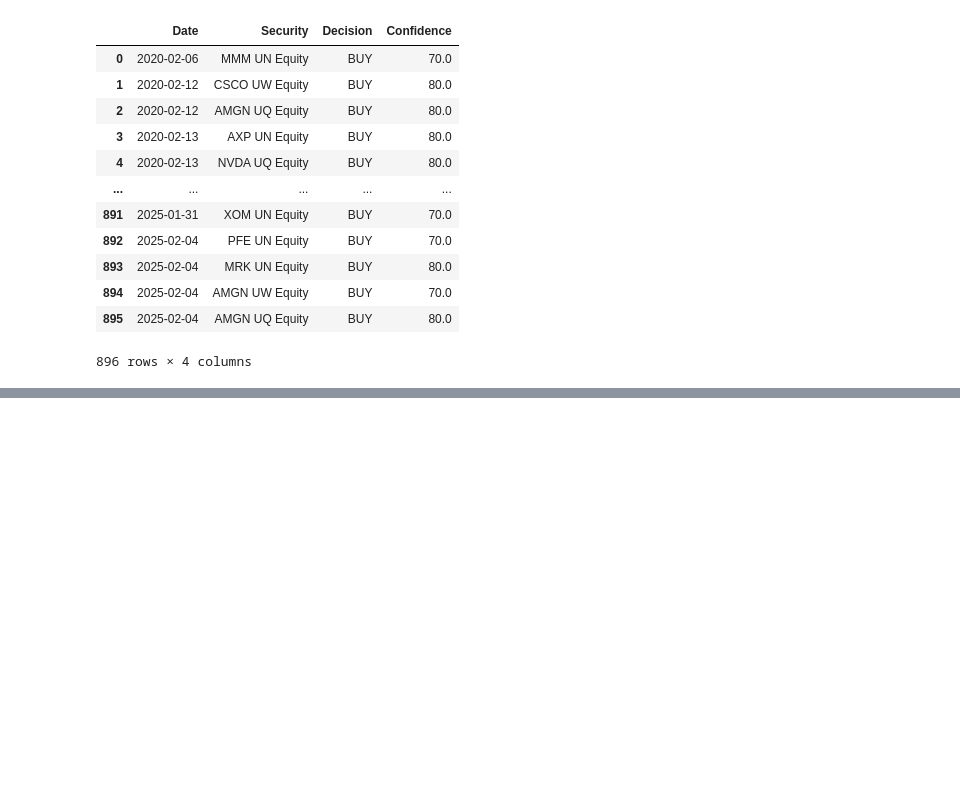
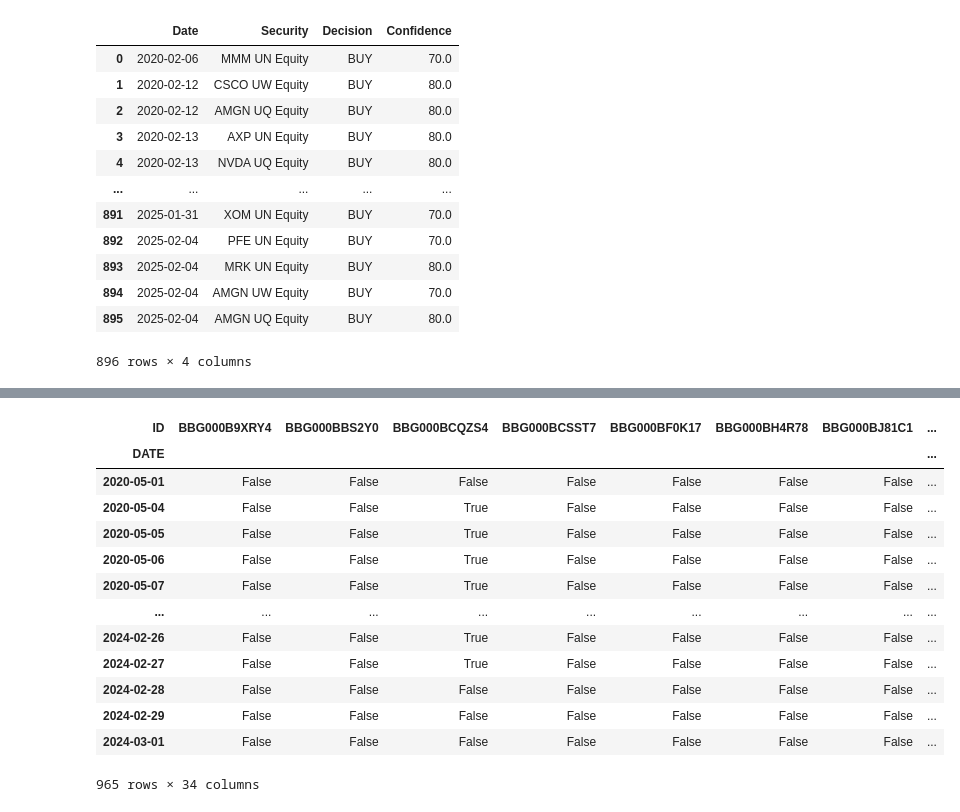
Before and after one commit to bmc-eng/LLMFinancialAnalyst, a Jupyter notebook: Event Backtest.ipynb, the cells around one changed output, grey strips where cells are left out. Drawn from its saved outputs; the diff is of its cells as text; code cells hidden in the pictures; blank space fills up the shorter version.

```diff
--- a/Event Backtest.ipynb
+++ b/Event Backtest.ipynb
@@ -103,0 +245,6 @@ def event_backtest(df_events: pd.DataFrame):
+# %%
+# modify the price signal
+price.bind_universe(universe)
+price_df = price.df()
+# %%
+price_df.loc[:,:] = False
@@ -103,0 +276,19 @@ def event_backtest(df_events: pd.DataFrame):
+# %%
+price_df['BBG000BCQZS4'].loc['2024-02-28':] = False
+# %%
+price_df
+# %% [output]
+| ID | BBG000B9XRY4 | BBG000BBS2Y0 | BBG000BCQZS4 | BBG000BCSST7 | BBG000BF0K17 | BBG000BH4R78 | BBG000BJ81C1 | ... |
+| DATE |  |  |  |  |  |  |  | ... |
+| 2020-05-01 | False | False | False | False | False | False | False | ... |
+| 2020-05-04 | False | False | True | False | False | False | False | ... |
+| 2020-05-05 | False | False | True | False | False | False | False | ... |
+| 2020-05-06 | False | False | True | False | False | False | False | ... |
+| 2020-05-07 | False | False | True | False | False | False | False | ... |
+| ... | ... | ... | ... | ... | ... | ... | ... | ... |
+| 2024-02-26 | False | False | True | False | False | False | False | ... |
+| 2024-02-27 | False | False | True | False | False | False | False | ... |
+| 2024-02-28 | False | False | False | False | False | False | False | ... |
+| 2024-02-29 | False | False | False | False | False | False | False | ... |
+| 2024-03-01 | False | False | False | False | False | False | False | ... |
+965 rows × 34 columns
```
Also changed, not shown: parts of 16 cells of this notebook.
